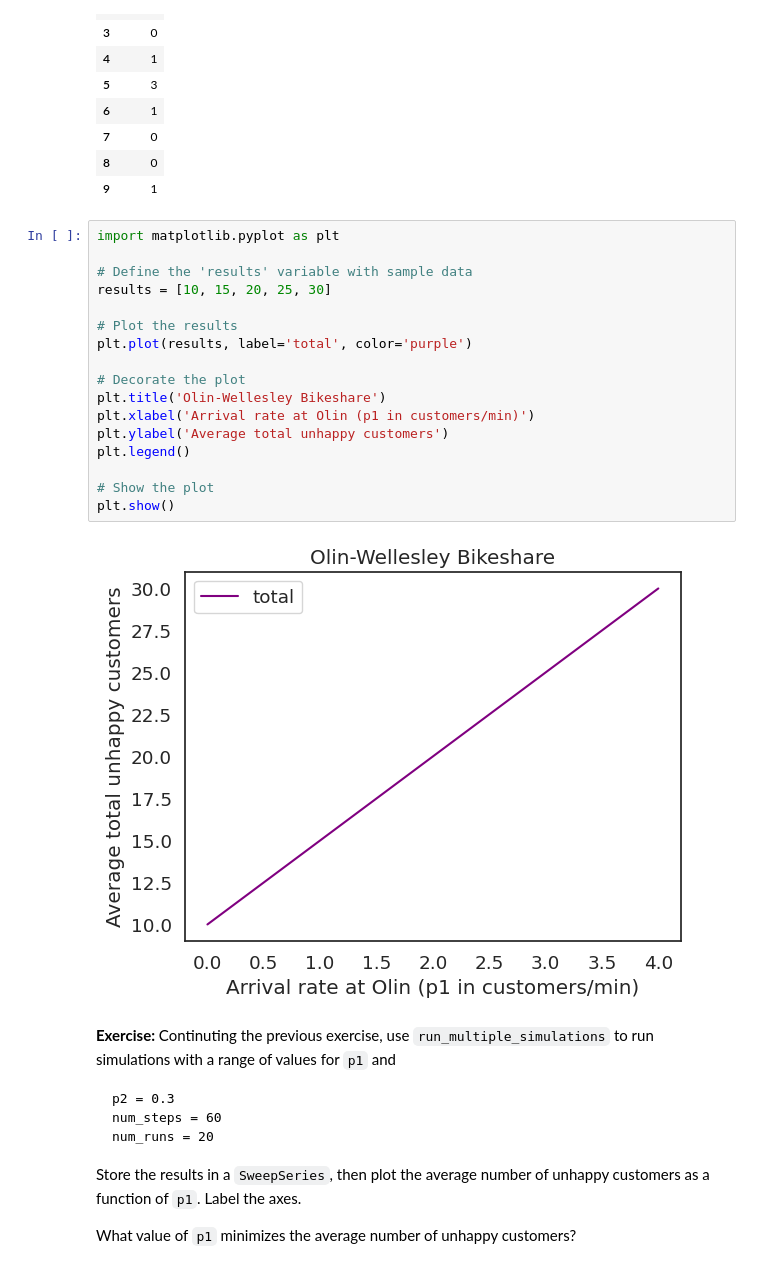
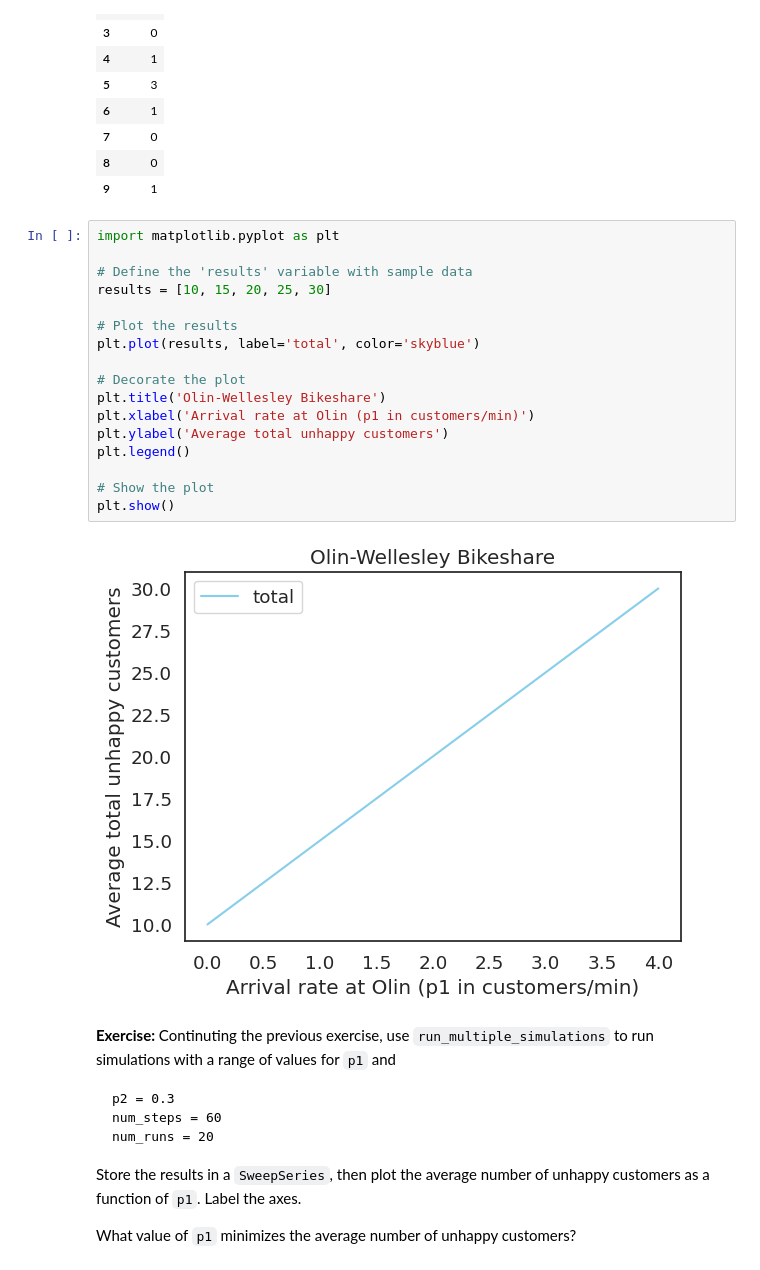
Before and after one commit to waheeb123/Data_604_homeworks, a Jupyter notebook: notebooks/chap04.ipynb, the cells around one changed output. Drawn from its saved outputs; the diff is of its cells as text.

```diff
--- a/notebooks/chap04.ipynb
+++ b/notebooks/chap04.ipynb
@@ -408,22 +408,22 @@ run_multiple_simulations(p1, p2, num_steps, num_runs)
 # %%
 import matplotlib.pyplot as plt
 
 # Define the 'results' variable with sample data
 results = [10, 15, 20, 25, 30]
 
 # Plot the results
-plt.plot(results, label='total', color='purple')
+plt.plot(results, label='total', color='skyblue')
 
 # Decorate the plot
 plt.title('Olin-Wellesley Bikeshare')
 plt.xlabel('Arrival rate at Olin (p1 in customers/min)')
 plt.ylabel('Average total unhappy customers')
 plt.legend()
 
 # Show the plot
 plt.show()
 # %% [output]
-[figure, old version]
+[figure, new version]
 # %% [markdown]
 **Exercise:**  Continuting the previous exercise, use `run_multiple_simulations` to run simulations with a range of values for `p1` and
 
```
Also changed, not shown: parts of 1 cell of this notebook.
